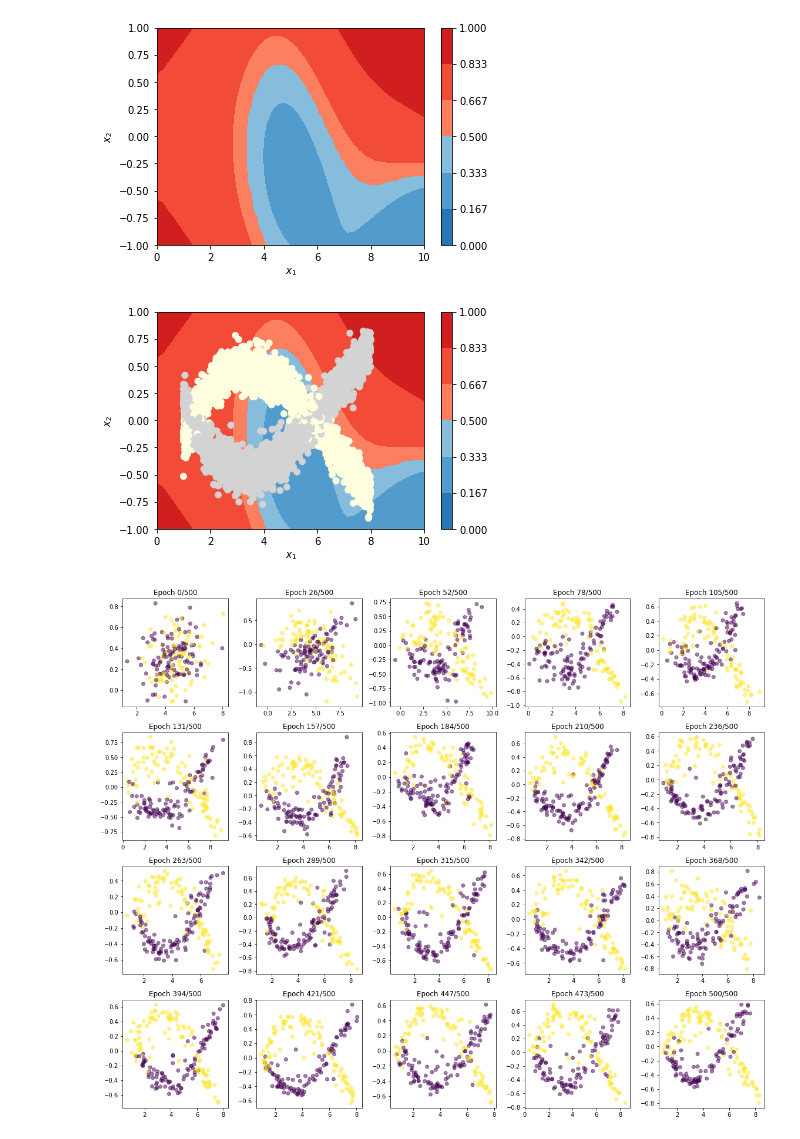
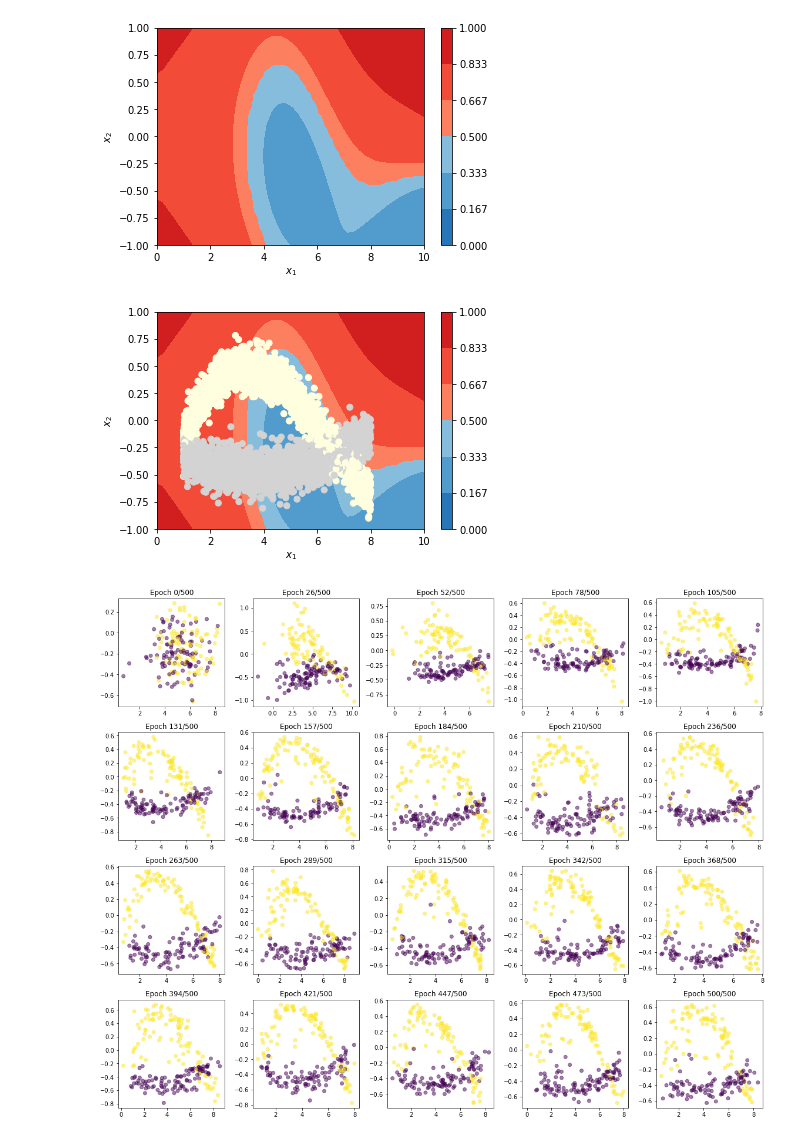
Before and after one commit to ArneRustad/Master-thesis-cf, a Jupyter notebook: Compare counterfactuals.ipynb, the cells around one changed output. Drawn from its saved outputs; the diff is of its cells as text; code cells hidden in the pictures.

Commit message:
Finished with counterfactual comparison plots

```diff
--- a/Compare counterfactuals.ipynb
+++ b/Compare counterfactuals.ipynb
@@ -51,7 +51,7 @@ def classifier_func(x1, x2):
 
 
 fig, ax = plt.subplots()
-def plot_heatmap(ax, heat_map_res = 50, incl_axis_labels = True, incl_colorbar = True):
+def plot_heatmap(ax, heat_map_res = 50, incl_axis_labels = True, incl_colorbar = True, ret_contour = True):
     x1 = np.linspace(0, 10, heat_map_res)
     x2 = np.linspace(-1, 1, heat_map_res)
     x1_mesh, x2_mesh = np.meshgrid(x1, x2)
@@ -63,6 +63,8 @@ def plot_heatmap(ax, heat_map_res = 50, incl_axis_labels = True, incl_colorbar =
         ax.set_ylabel(r"$x_2$")
     if incl_colorbar:
         plt.colorbar(cont1, ax = ax)
+    if ret_contour:
+        return cont1
 
 plot_heatmap(ax)
 plt.savefig(os.path.join(image_dir, "prediction_func_for_cf_testing.jpg"))
@@ -81,36 +83,38 @@ x3 = np.random.choice(["0","1"], n_train)
 sigma = 0.10
 
 def dist_x2_given_x1(x1,x3):
-    value = 0.01*(x1)**3 - 0.2*x1**2 + x1 - 1
-    return np.where(x3 == "1", value, -value)
+    return np.where(x3 == "1",
+                    0.01*(x1)**3 - 0.2*x1**2 + x1 - 1,
+                    0.02*x1**2 - 0.15*x1 -0.2
+                   )
 
 def conf_int_x2_given_x1(x1_low, x1_high, x3, sigma, alpha = 0.05, n_steps = 100):
     x1 = np.linspace(x1_low, x1_high, n_steps)
     mean = dist_x2_given_x1(x1, x3)
     return(x1, scipy.stats.norm.interval(1-alpha, loc=mean, scale=sigma))
 
 x2 = np.random.normal(dist_x2_given_x1(x1, x3), sigma, n_train)
 df_toy = pd.DataFrame({"x1" : x1, "x2" : x2, "x3" : x3})
 df_toy.to_csv(os.path.join(dataset_dir, "df_toy.csv"), index=False)
 
 def plot_confint_x2(ax, alpha = 0.05):
     x1_grid, x2_confint = conf_int_x2_given_x1(x1_low, x1_high, "0", sigma, alpha =alpha)
     ax.plot(x1_grid, x2_confint[0], c= "lightgrey", linestyle = "dashed")
     ax.plot(x1_grid, x2_confint[1], c = "lightgrey", linestyle = "dashed")
     x1_grid, x2_confint = conf_int_x2_given_x1(x1_low, x1_high, "1", sigma, alpha = alpha)
     ax.plot(x1_grid, x2_confint[0], c= "lightyellow", linestyle = "dashed")
     ax.plot(x1_grid, x2_confint[1], c = "lightyellow", linestyle = "dashed")
 
 fig, ax = plt.subplots()
 
 map_x3_to_col = lambda data : np.where(data["x3"] == "1", "lightyellow", "lightgrey")
 
 plot_heatmap(ax)
 plt.scatter(df_toy["x1"], df_toy["x2"], color = map_x3_to_col(df_toy))
 #plot_confint_x2(ax)
 plt.savefig(os.path.join(image_dir, "toy_dataset_for_cf_testing.jpg"))
 # %% [output]
-[figure, old version]
+[figure, new version]
 # %%
 %run "$tableGAN_path"
 tg = TableGAN(df_toy, n_critic = n_critic, adam_lr = adam_lr, adam_beta1 = 0, adam_beta2 = 0.999,
@@ -120,6 +124,6 @@ tg = TableGAN(df_toy, n_critic = n_critic, adam_lr = adam_lr, adam_beta1 = 0, ad
 tg.train(n_epochs = 500, batch_size = 500, restart_training = True, loss_plot_update_every = loss_plot_update_every,
              loss_plot_type = "line", progress_bar=True, plot2D_image = True, plot_loss = False, n_test=200, plot2D_discrete_col="x3")
 # %% [output]
-[figure, old version]
+[figure, new version]
 # %%
 %lprun -f fast_non_dominated_sort a = tg.generate_counterfactuals(50, classifier, tg.data.loc[0], n_to_generate = 10000, add_plausibility_objective =True)
```
Also changed, not shown: parts of 3 cells of this notebook, 3 other files.
